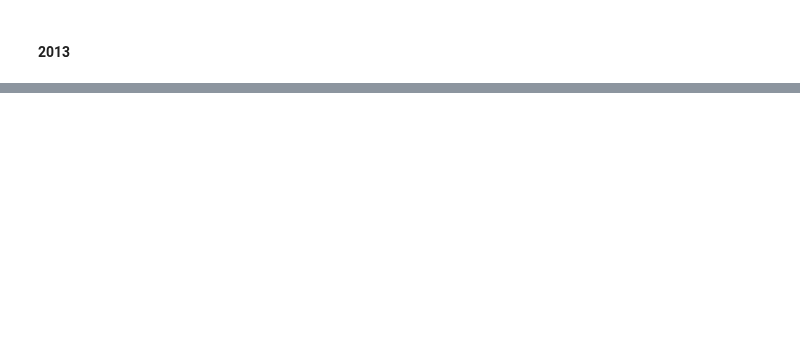
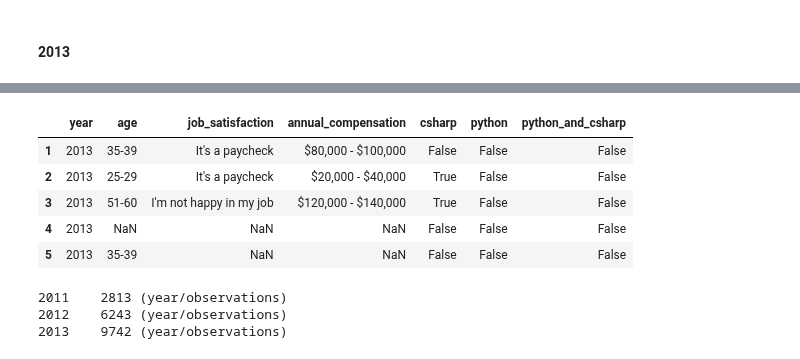
Before and after one commit to huli/the-transparent-coder, a Jupyter notebook: overview.ipynb, the cells around one changed output, grey strips where cells are left out. Cells and saved outputs as stored; diff of their text form; code cells hidden in the pictures; blank space fills up the shorter version.

```diff
--- a/overview.ipynb
+++ b/overview.ipynb
@@ -569,0 +612,5 @@ True
+# %%
+subset2013 = data2013.iloc[1:, [2, 99, 100, 58, 66]]
+subset2013['year'] = 2013
+subset2013.columns = subset_columns
+subset2013.head(4)
@@ -569,0 +625,20 @@ True
+# %%
+def cleanup_order(df):
+    return df.loc[:, ['year', 'age', 'job_satisfaction', 'annual_compensation', 'csharp', 'python', 'python_and_csharp']]
+# %%
+subset2013 = cleanup_order(subset2013)
+# %%
+subset2013.head()
+# %% [output]
+|  | year | age | job_satisfaction | annual_compensation | csharp | python | python_and_csharp |
+| 1 | 2013 | 35-39 | It's a paycheck | $80,000 - $100,000 | False | False | False |
+| 2 | 2013 | 25-29 | It's a paycheck | $20,000 - $40,000 | True | False | False |
+| 3 | 2013 | 51-60 | I'm not happy in my job | $120,000 - $140,000 | True | False | False |
+| 4 | 2013 | NaN | NaN | NaN | False | False | False |
+| 5 | 2013 | 35-39 | NaN | NaN | False | False | False |
+# %%
+print_all([subset2011, subset2012, subset2013])
+# %% [output]
+2011    2813 (year/observations)
+2012    6243 (year/observations)
+2013    9742 (year/observations)
```
Also changed, not shown: parts of 15 cells of this notebook.
